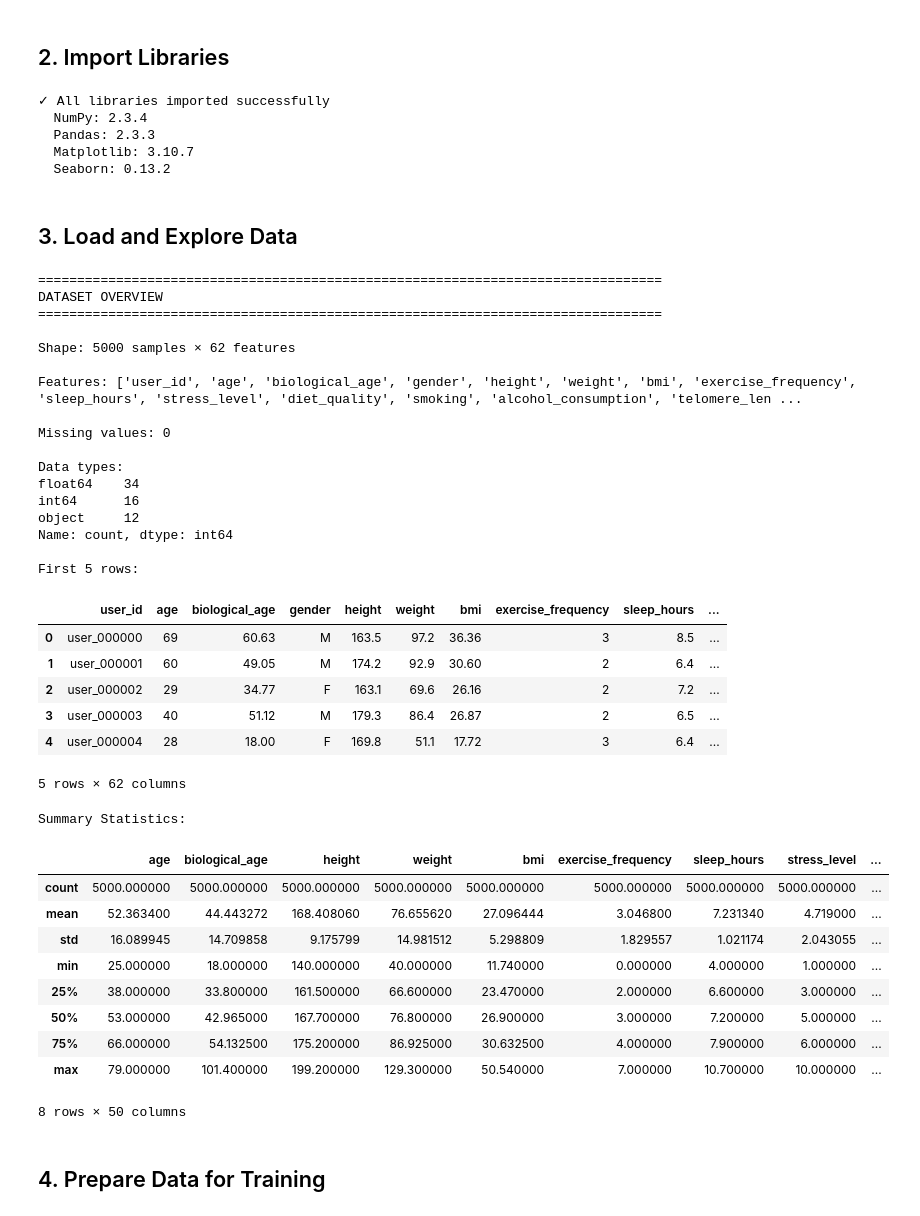
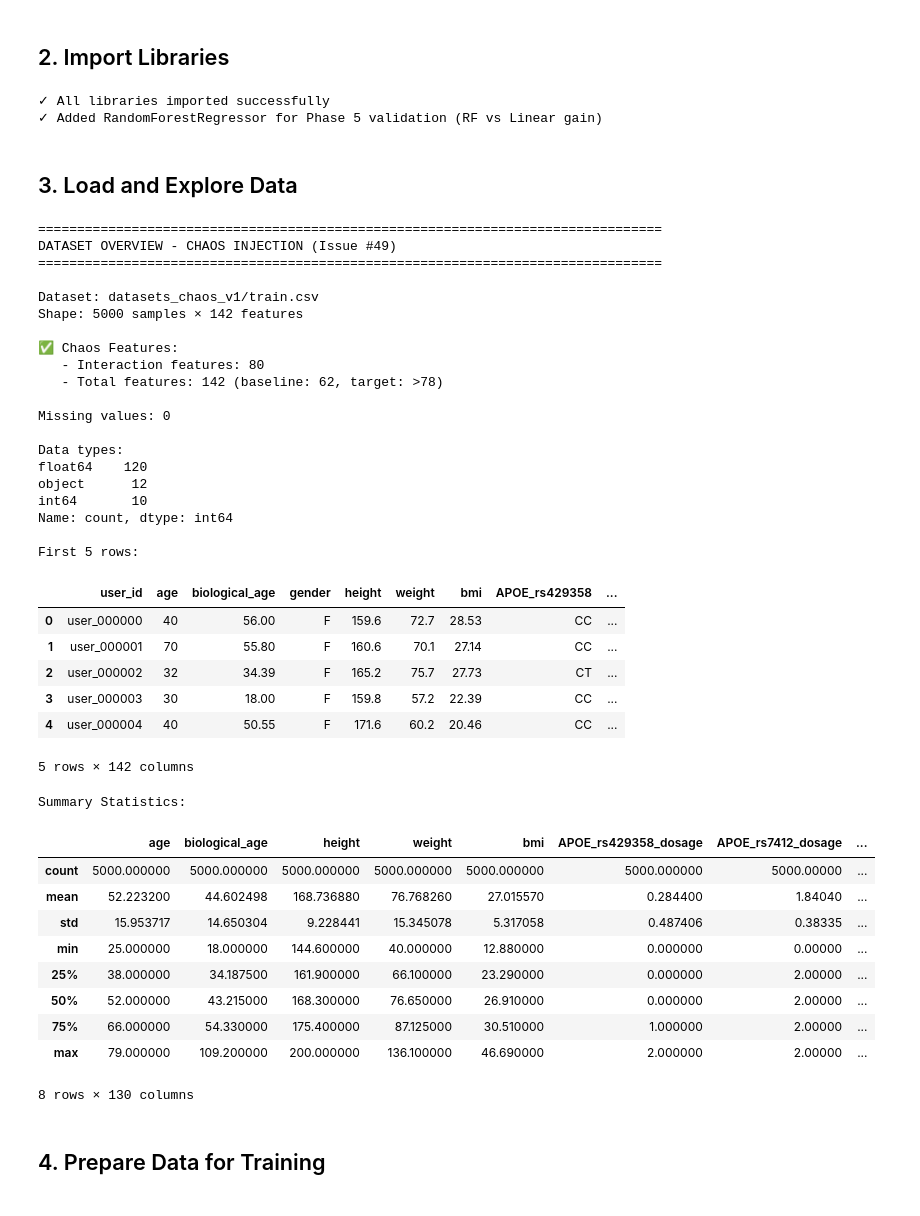
Before and after one commit to YanCotta/anti-aging-epigenetics-ml-app, a Jupyter notebook: notebooks/01_baseline_statistical_analysis.ipynb, the cells around one changed output. Saved outputs shown, nothing was run; the diff lists cells and outputs as text; code cells hidden in the pictures.

```diff
--- a/notebooks/01_baseline_statistical_analysis.ipynb
+++ b/notebooks/01_baseline_statistical_analysis.ipynb
@@ -48,6 +54,7 @@ from scipy import stats
 
 # Machine learning
 from sklearn.linear_model import LinearRegression
+from sklearn.ensemble import RandomForestRegressor
 from sklearn.model_selection import train_test_split
 from sklearn.metrics import (
     mean_squared_error,
@@ -59,9 +66,6 @@ from sklearn.metrics import (
 # Visualization
 import matplotlib.pyplot as plt
 import seaborn as sns
-
-# Project modules
-from api.ml.preprocessor import DataPreprocessor
 
 # Utilities
 import json
@@ -79,78 +83,78 @@ RANDOM_STATE = 42
 np.random.seed(RANDOM_STATE)
 
 print("✓ All libraries imported successfully")
-print(f"  NumPy: {np.__version__}")
-print(f"  Pandas: {pd.__version__}")
-print(f"  Matplotlib: {plt.matplotlib.__version__}")
-print(f"  Seaborn: {sns.__version__}")
+print("✓ Added RandomForestRegressor for Phase 5 validation (RF vs Linear gain)")
 # %% [output]
 ✓ All libraries imported successfully
-  NumPy: 2.3.4
-  Pandas: 2.3.3
-  Matplotlib: 3.10.7
-  Seaborn: 0.13.2
+✓ Added RandomForestRegressor for Phase 5 validation (RF vs Linear gain)
 # %% [markdown]
 ## 3. Load and Explore Data
 # %%
-# Load training data
-data_path = project_root / 'antiaging-mvp' / 'backend' / 'api' / 'data' / 'datasets' / 'train.csv'
+# Load training data from NEW CHAOS INJECTION datasets (Issue #49)
+data_path = project_root / 'ml_pipeline' / 'data_generation' / 'datasets_chaos_v1' / 'train.csv'
 
 if not data_path.exists():
     raise FileNotFoundError(f"Dataset not found at {data_path}")
 
 df = pd.read_csv(data_path)
 
 print("=" * 80)
-print("DATASET OVERVIEW")
+print("DATASET OVERVIEW - CHAOS INJECTION (Issue #49)")
 print("=" * 80)
-print(f"\nShape: {df.shape[0]} samples × {df.shape[1]} features")
-print(f"\nFeatures: {list(df.columns)}")
+print(f"\nDataset: datasets_chaos_v1/train.csv")
+print(f"Shape: {df.shape[0]} samples × {df.shape[1]} features")
+print(f"\n✅ Chaos Features:")
+print(f"   - Interaction features: {len([c for c in df.columns if 'int2_' in c or 'int3_' in c])}")
+print(f"   - Total features: {df.shape[1]} (baseline: 62, target: >78)")
 print(f"\nMissing values: {df.isnull().sum().sum()}")
 print(f"\nData types:\n{df.dtypes.value_counts()}")
 
 # Display first rows
 print("\nFirst 5 rows:")
 display(df.head())
 
 # Summary statistics
 print("\nSummary Statistics:")
 display(df.describe())
 # %% [output]
 ================================================================================
-DATASET OVERVIEW
+DATASET OVERVIEW - CHAOS INJECTION (Issue #49)
 ================================================================================
 
-Shape: 5000 samples × 62 features
+Dataset: datasets_chaos_v1/train.csv
+Shape: 5000 samples × 142 features
 
-Features: ['user_id', 'age', 'biological_age', 'gender', 'height', 'weight', 'bmi', 'exercise_frequency', 'sleep_hours', 'stress_level', 'diet_quality', 'smoking', 'alcohol_consumption', 'telomere_len ...
+✅ Chaos Features:
+   - Interaction features: 80
+   - Total features: 142 (baseline: 62, target: >78)
 
 Missing values: 0
 
 Data types:
-float64    34
-int64      16
-object     12
+float64    120
+object      12
+int64       10
 Name: count, dtype: int64
 
 First 5 rows:
-|  | user_id | age | biological_age | gender | height | weight | bmi | exercise_frequency | sleep_hours | ... |
-| 0 | user_000000 | 69 | 60.63 | M | 163.5 | 97.2 | 36.36 | 3 | 8.5 | ... |
-| 1 | user_000001 | 60 | 49.05 | M | 174.2 | 92.9 | 30.60 | 2 | 6.4 | ... |
-| 2 | user_000002 | 29 | 34.77 | F | 163.1 | 69.6 | 26.16 | 2 | 7.2 | ... |
-| 3 | user_000003 | 40 | 51.12 | M | 179.3 | 86.4 | 26.87 | 2 | 6.5 | ... |
-| 4 | user_000004 | 28 | 18.00 | F | 169.8 | 51.1 | 17.72 | 3 | 6.4 | ... |
+|  | user_id | age | biological_age | gender | height | weight | bmi | APOE_rs429358 | ... |
+| 0 | user_000000 | 40 | 56.00 | F | 159.6 | 72.7 | 28.53 | CC | ... |
+| 1 | user_000001 | 70 | 55.80 | F | 160.6 | 70.1 | 27.14 | CC | ... |
+| 2 | user_000002 | 32 | 34.39 | F | 165.2 | 75.7 | 27.73 | CT | ... |
+| 3 | user_000003 | 30 | 18.00 | F | 159.8 | 57.2 | 22.39 | CC | ... |
+| 4 | user_000004 | 40 | 50.55 | F | 171.6 | 60.2 | 20.46 | CC | ... |
-5 rows × 62 columns
+5 rows × 142 columns
 Summary Statistics:
-|  | age | biological_age | height | weight | bmi | exercise_frequency | sleep_hours | stress_level | ... |
-| count | 5000.000000 | 5000.000000 | 5000.000000 | 5000.000000 | 5000.000000 | 5000.000000 | 5000.000000 | 5000.000000 | ... |
-| mean | 52.363400 | 44.443272 | 168.408060 | 76.655620 | 27.096444 | 3.046800 | 7.231340 | 4.719000 | ... |
-| std | 16.089945 | 14.709858 | 9.175799 | 14.981512 | 5.298809 | 1.829557 | 1.021174 | 2.043055 | ... |
-| min | 25.000000 | 18.000000 | 140.000000 | 40.000000 | 11.740000 | 0.000000 | 4.000000 | 1.000000 | ... |
-| 25% | 38.000000 | 33.800000 | 161.500000 | 66.600000 | 23.470000 | 2.000000 | 6.600000 | 3.000000 | ... |
-| 50% | 53.000000 | 42.965000 | 167.700000 | 76.800000 | 26.900000 | 3.000000 | 7.200000 | 5.000000 | ... |
-| 75% | 66.000000 | 54.132500 | 175.200000 | 86.925000 | 30.632500 | 4.000000 | 7.900000 | 6.000000 | ... |
-| max | 79.000000 | 101.400000 | 199.200000 | 129.300000 | 50.540000 | 7.000000 | 10.700000 | 10.000000 | ... |
+|  | age | biological_age | height | weight | bmi | APOE_rs429358_dosage | APOE_rs7412_dosage | ... |
+| count | 5000.000000 | 5000.000000 | 5000.000000 | 5000.000000 | 5000.000000 | 5000.000000 | 5000.00000 | ... |
+| mean | 52.223200 | 44.602498 | 168.736880 | 76.768260 | 27.015570 | 0.284400 | 1.84040 | ... |
+| std | 15.953717 | 14.650304 | 9.228441 | 15.345078 | 5.317058 | 0.487406 | 0.38335 | ... |
+| min | 25.000000 | 18.000000 | 144.600000 | 40.000000 | 12.880000 | 0.000000 | 0.00000 | ... |
+| 25% | 38.000000 | 34.187500 | 161.900000 | 66.100000 | 23.290000 | 0.000000 | 2.00000 | ... |
+| 50% | 52.000000 | 43.215000 | 168.300000 | 76.650000 | 26.910000 | 0.000000 | 2.00000 | ... |
+| 75% | 66.000000 | 54.330000 | 175.400000 | 87.125000 | 30.510000 | 1.000000 | 2.00000 | ... |
+| max | 79.000000 | 109.200000 | 200.000000 | 136.100000 | 46.690000 | 2.000000 | 2.00000 | ... |
-8 rows × 50 columns
+8 rows × 130 columns
 # %% [markdown]
 ## 4. Prepare Data for Training
 # %%
```
Also changed, not shown: parts of 14 cells of this notebook.
